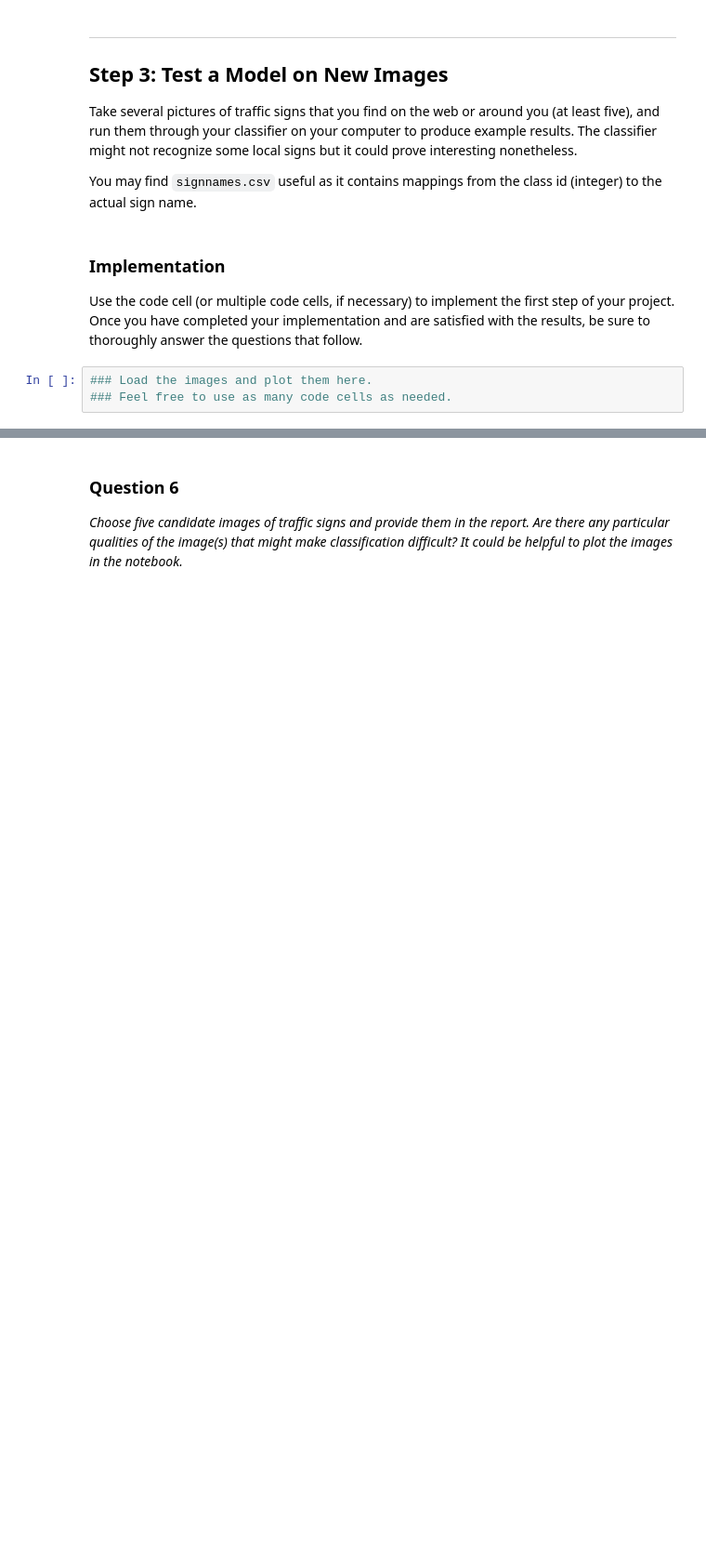
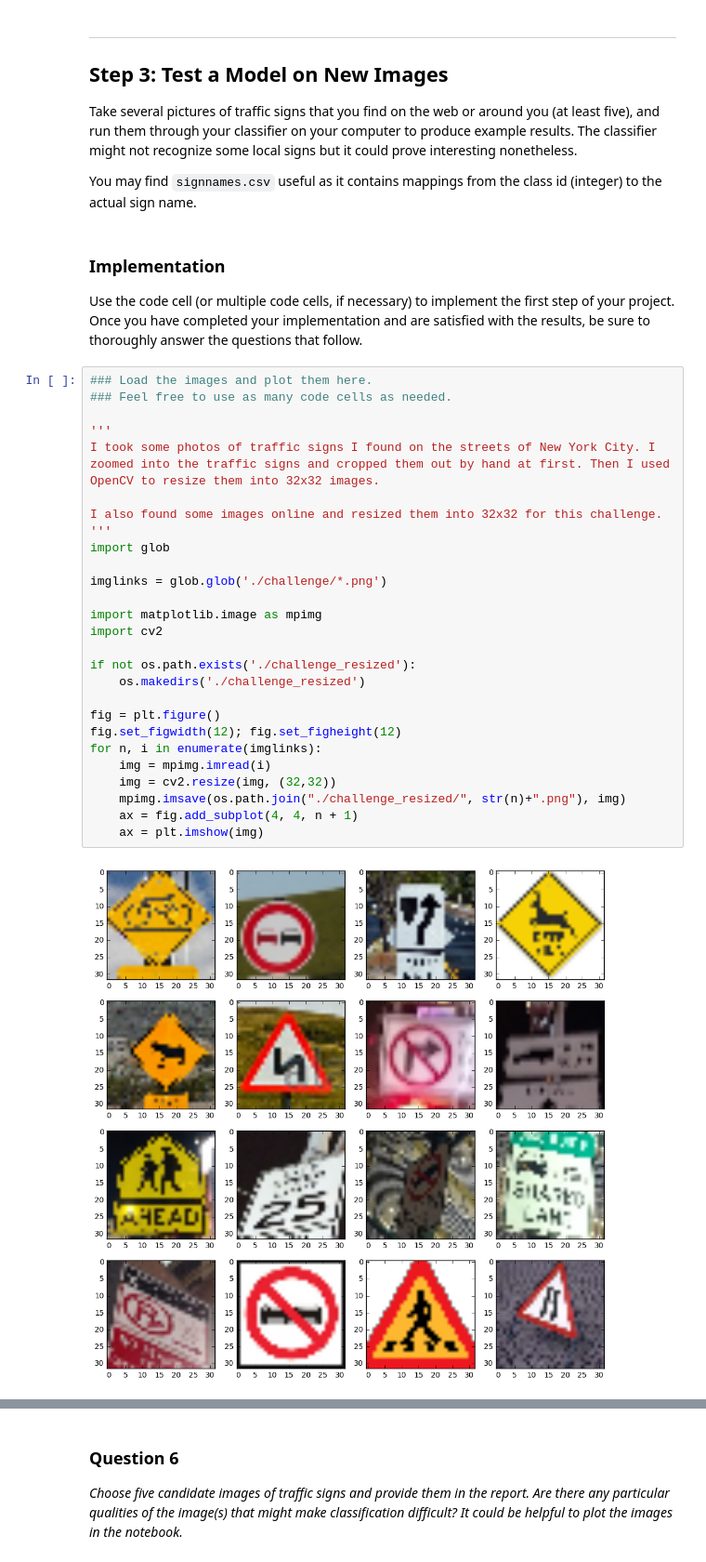
Before and after one commit to anguillanneuf/CarND-Traffic-Sign-Classifier-Project, a Jupyter notebook: Traffic_Sign_Classifier-tz.ipynb, the cells around one changed output, grey strips where cells are left out. Shown at 93% size. Drawn from its saved outputs; the diff is of its cells as text; blank space fills up the shorter version.

```diff
--- a/Traffic_Sign_Classifier-tz.ipynb
+++ b/Traffic_Sign_Classifier-tz.ipynb
@@ -1499,6 +1509,34 @@ You may find `signnames.csv` useful as it contains mappings from the class id (i
 ### Implementation
 
 Use the code cell (or multiple code cells, if necessary) to implement the first step of your project. Once you have completed your implementation and are satisfied with the results, be sure to thoroughly answer the questions that follow.
-# %%
-### Load the images and plot them here.
-### Feel free to use as many code cells as needed.
+# %%
+### Load the images and plot them here.
+### Feel free to use as many code cells as needed.
+
+'''
+I took some photos of traffic signs I found on the streets of New York City. I
+zoomed into the traffic signs and cropped them out by hand at first. Then I used
+OpenCV to resize them into 32x32 images.
+
+I also found some images online and resized them into 32x32 for this challenge.
+'''
+import glob
+
+imglinks = glob.glob('./challenge/*.png')
+
+import matplotlib.image as mpimg
+import cv2
+
+if not os.path.exists('./challenge_resized'):
+    os.makedirs('./challenge_resized')
+
+fig = plt.figure()
+fig.set_figwidth(12); fig.set_figheight(12)
+for n, i in enumerate(imglinks):
+    img = mpimg.imread(i)
+    img = cv2.resize(img, (32,32))
+    mpimg.imsave(os.path.join("./challenge_resized/", str(n)+".png"), img)
+    ax = fig.add_subplot(4, 4, n + 1)
+    ax = plt.imshow(img)
+# %% [output]
+[figure, added]
```
Also changed, not shown: parts of 12 cells of this notebook, 18 other files.
